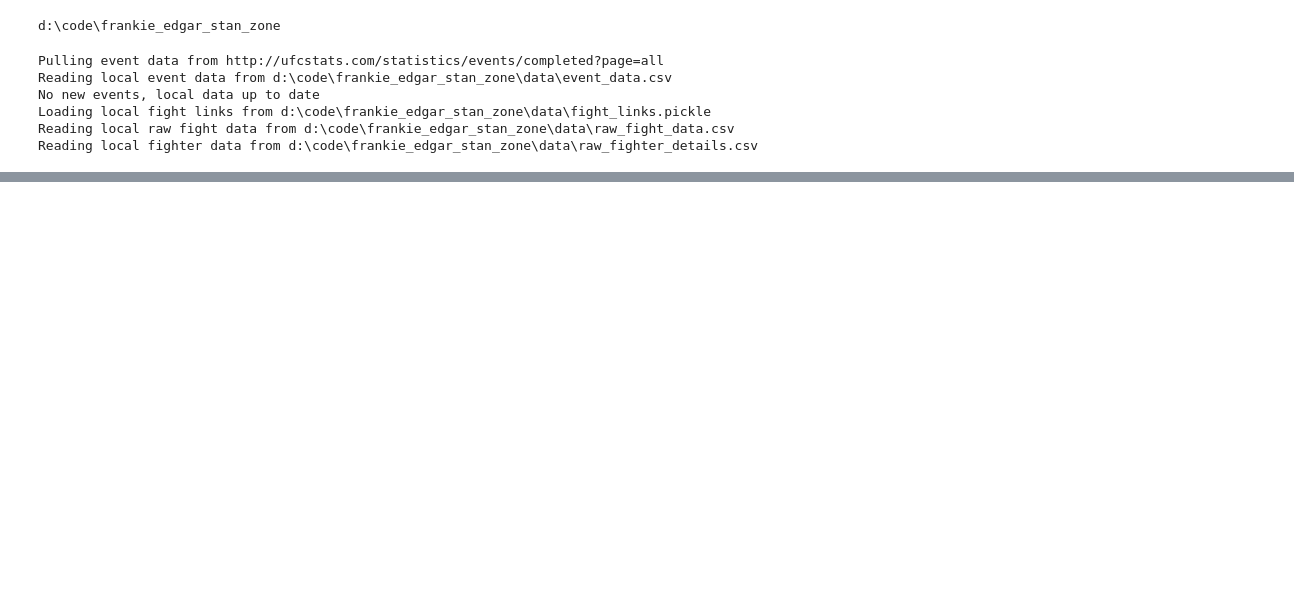
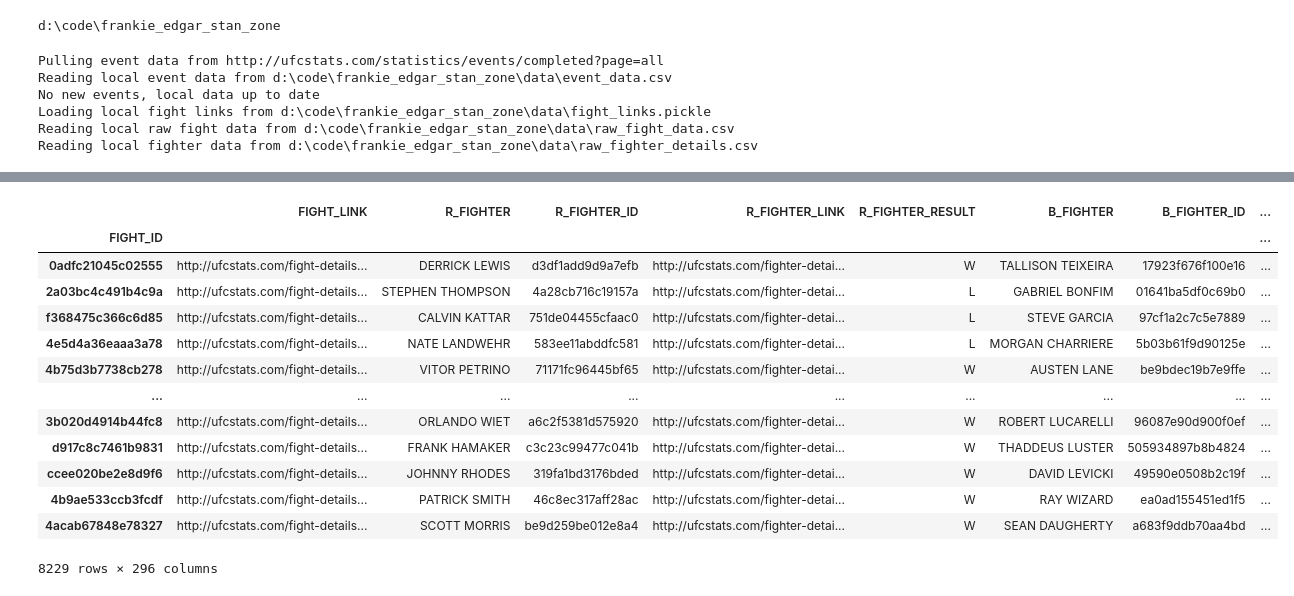
Before and after one commit to pdornian/frankie_edgar_memorial, a Jupyter notebook: notebooks/sandbox.ipynb, the cells around one changed output, grey strips where cells are left out. Saved outputs shown, nothing was run; the diff lists cells and outputs as text; code cells hidden in the pictures; blank space fills up the shorter version.

```diff
--- a/notebooks/sandbox.ipynb
+++ b/notebooks/sandbox.ipynb
@@ -73,5 +79,24 @@ Saving fighter data to d:\code\frankie_edgar_stan_zone\data\raw_fighter_details.
 # %%
 fight_df = scraper.fight_data
+# %%
+test = process_fight_data(fight_df, save_local = False)
+# %%
+test
+# %% [output]
+|  | FIGHT_LINK | R_FIGHTER | R_FIGHTER_ID | R_FIGHTER_LINK | R_FIGHTER_RESULT | B_FIGHTER | B_FIGHTER_ID | ... |
+| FIGHT_ID |  |  |  |  |  |  |  | ... |
+| 0adfc21045c02555 | http://ufcstats.com/fight-details... | DERRICK LEWIS | d3df1add9d9a7efb | http://ufcstats.com/fighter-detai... | W | TALLISON TEIXEIRA | 17923f676f100e16 | ... |
+| 2a03bc4c491b4c9a | http://ufcstats.com/fight-details... | STEPHEN THOMPSON | 4a28cb716c19157a | http://ufcstats.com/fighter-detai... | L | GABRIEL BONFIM | 01641ba5df0c69b0 | ... |
+| f368475c366c6d85 | http://ufcstats.com/fight-details... | CALVIN KATTAR | 751de04455cfaac0 | http://ufcstats.com/fighter-detai... | L | STEVE GARCIA | 97cf1a2c7c5e7889 | ... |
+| 4e5d4a36eaaa3a78 | http://ufcstats.com/fight-details... | NATE LANDWEHR | 583ee11abddfc581 | http://ufcstats.com/fighter-detai... | L | MORGAN CHARRIERE | 5b03b61f9d90125e | ... |
+| 4b75d3b7738cb278 | http://ufcstats.com/fight-details... | VITOR PETRINO | 71171fc96445bf65 | http://ufcstats.com/fighter-detai... | W | AUSTEN LANE | be9bdec19b7e9ffe | ... |
+| ... | ... | ... | ... | ... | ... | ... | ... | ... |
+| 3b020d4914b44fc8 | http://ufcstats.com/fight-details... | ORLANDO WIET | a6c2f5381d575920 | http://ufcstats.com/fighter-detai... | W | ROBERT LUCARELLI | 96087e90d900f0ef | ... |
+| d917c8c7461b9831 | http://ufcstats.com/fight-details... | FRANK HAMAKER | c3c23c99477c041b | http://ufcstats.com/fighter-detai... | W | THADDEUS LUSTER | 505934897b8b4824 | ... |
+| ccee020be2e8d9f6 | http://ufcstats.com/fight-details... | JOHNNY RHODES | 319fa1bd3176bded | http://ufcstats.com/fighter-detai... | W | DAVID LEVICKI | 49590e0508b2c19f | ... |
+| 4b9ae533ccb3fcdf | http://ufcstats.com/fight-details... | PATRICK SMITH | 46c8ec317aff28ac | http://ufcstats.com/fighter-detai... | W | RAY WIZARD | ea0ad155451ed1f5 | ... |
+| 4acab67848e78327 | http://ufcstats.com/fight-details... | SCOTT MORRIS | be9d259be012e8a4 | http://ufcstats.com/fighter-detai... | W | SEAN DAUGHERTY | a683f9ddb70aa4bd | ... |
+8229 rows × 296 columns
 # %%
 fight_df.info(show_counts=True, verbose=True)
 # %% [output]
```
Also changed, not shown: parts of 6 cells of this notebook, 1 other file.
